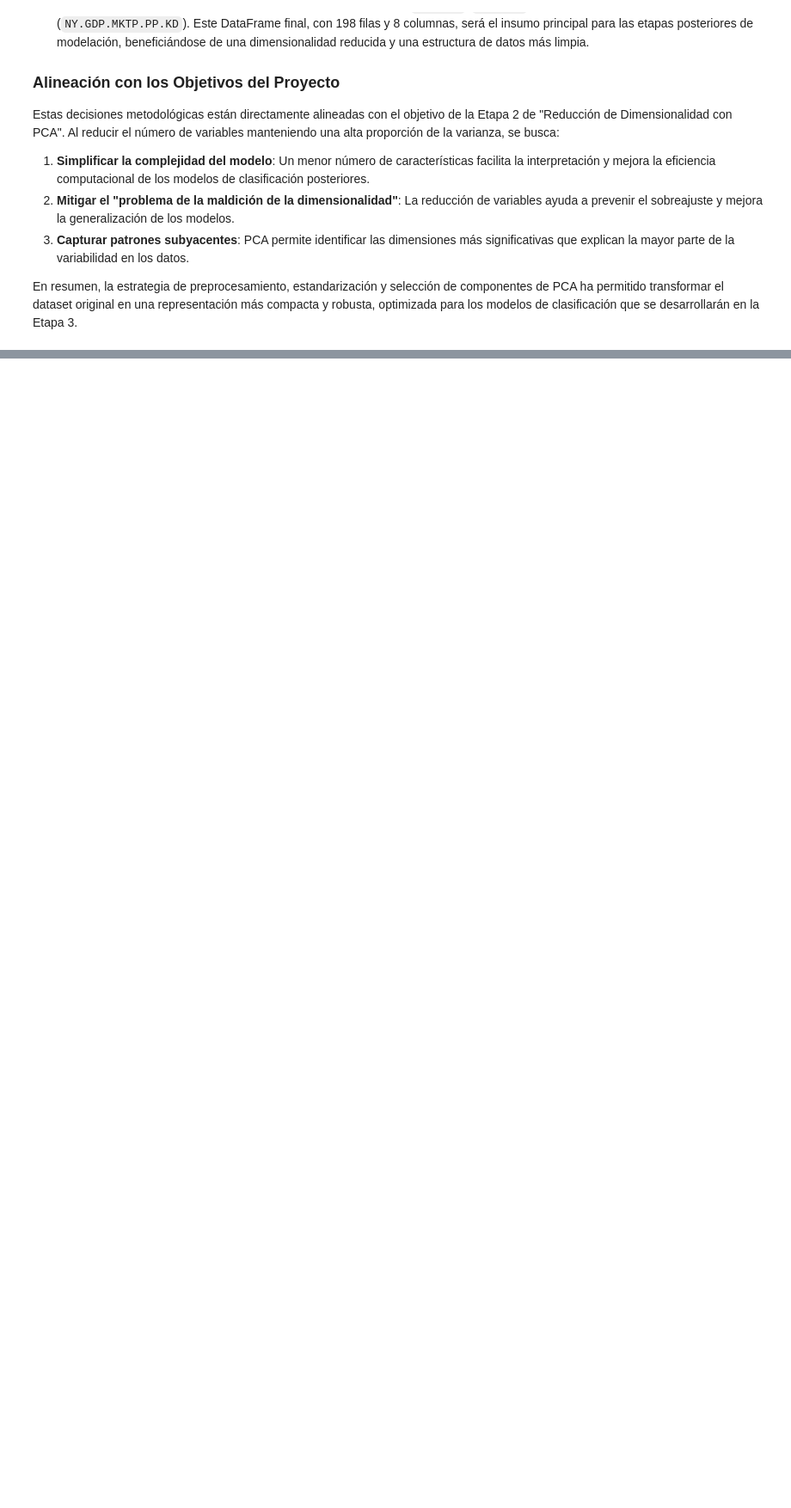
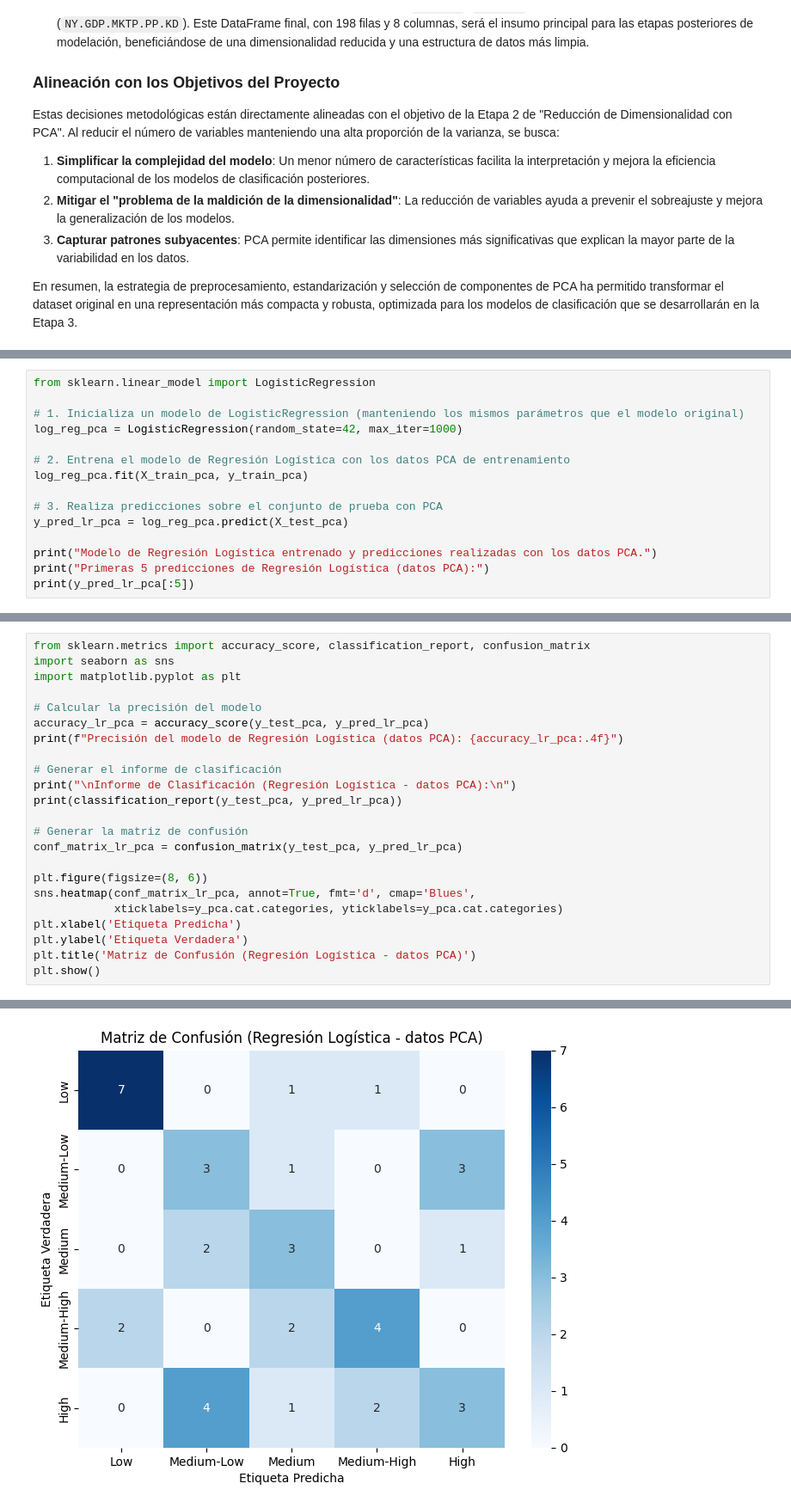
Before and after one commit to felipelarraguibel-art/Portafolio, a Jupyter notebook: Sm17_Examen_FelipeL.ipynb, the cells around one changed output, grey strips where cells are left out. Shown: that part at 86% size. Drawn from its saved outputs; the diff is of its cells as text; blank space fills up the shorter version.

```diff
--- a/Sm17_Examen_FelipeL.ipynb
+++ b/Sm17_Examen_FelipeL.ipynb
@@ -618,0 +934,15 @@ En resumen, la estrategia de preprocesamiento, estandarización y selección de
+# %%
+from sklearn.linear_model import LogisticRegression
+
+# 1. Inicializa un modelo de LogisticRegression (manteniendo los mismos parámetros que el modelo original)
+log_reg_pca = LogisticRegression(random_state=42, max_iter=1000)
+
+# 2. Entrena el modelo de Regresión Logística con los datos PCA de entrenamiento
+log_reg_pca.fit(X_train_pca, y_train_pca)
+
+# 3. Realiza predicciones sobre el conjunto de prueba con PCA
+y_pred_lr_pca = log_reg_pca.predict(X_test_pca)
+
+print("Modelo de Regresión Logística entrenado y predicciones realizadas con los datos PCA.")
+print("Primeras 5 predicciones de Regresión Logística (datos PCA):")
+print(y_pred_lr_pca[:5])
@@ -618,0 +964,24 @@ En resumen, la estrategia de preprocesamiento, estandarización y selección de
+# %%
+from sklearn.metrics import accuracy_score, classification_report, confusion_matrix
+import seaborn as sns
+import matplotlib.pyplot as plt
+
+# Calcular la precisión del modelo
+accuracy_lr_pca = accuracy_score(y_test_pca, y_pred_lr_pca)
+print(f"Precisión del modelo de Regresión Logística (datos PCA): {accuracy_lr_pca:.4f}")
+
+# Generar el informe de clasificación
+print("\nInforme de Clasificación (Regresión Logística - datos PCA):\n")
+print(classification_report(y_test_pca, y_pred_lr_pca))
+
+# Generar la matriz de confusión
+conf_matrix_lr_pca = confusion_matrix(y_test_pca, y_pred_lr_pca)
+
+plt.figure(figsize=(8, 6))
+sns.heatmap(conf_matrix_lr_pca, annot=True, fmt='d', cmap='Blues',
+            xticklabels=y_pca.cat.categories, yticklabels=y_pca.cat.categories)
+plt.xlabel('Etiqueta Predicha')
+plt.ylabel('Etiqueta Verdadera')
+plt.title('Matriz de Confusión (Regresión Logística - datos PCA)')
+plt.show()
+# %% [output]
@@ -618,0 +1003 @@ En resumen, la estrategia de preprocesamiento, estandarización y selección de
+[figure, added]
```
Also changed, not shown: parts of 42 cells of this notebook.
